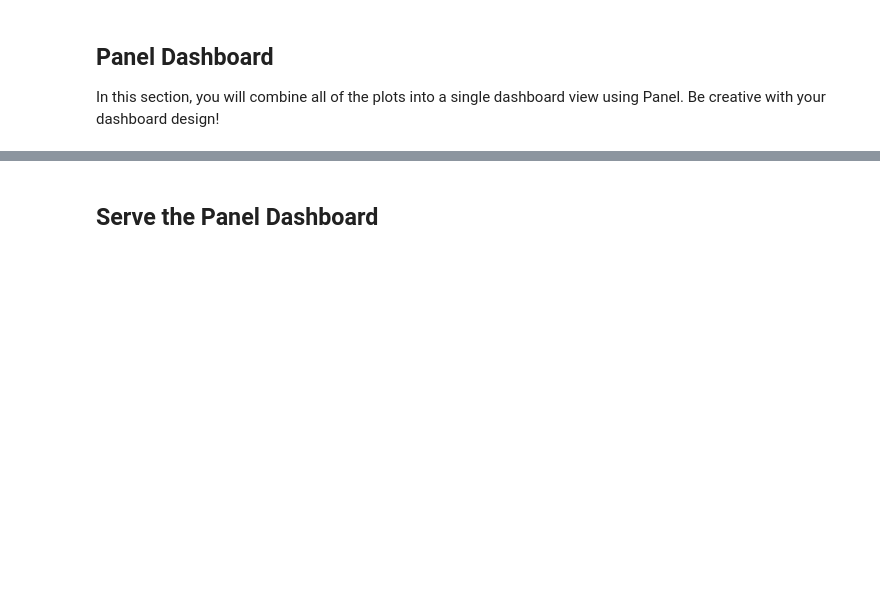
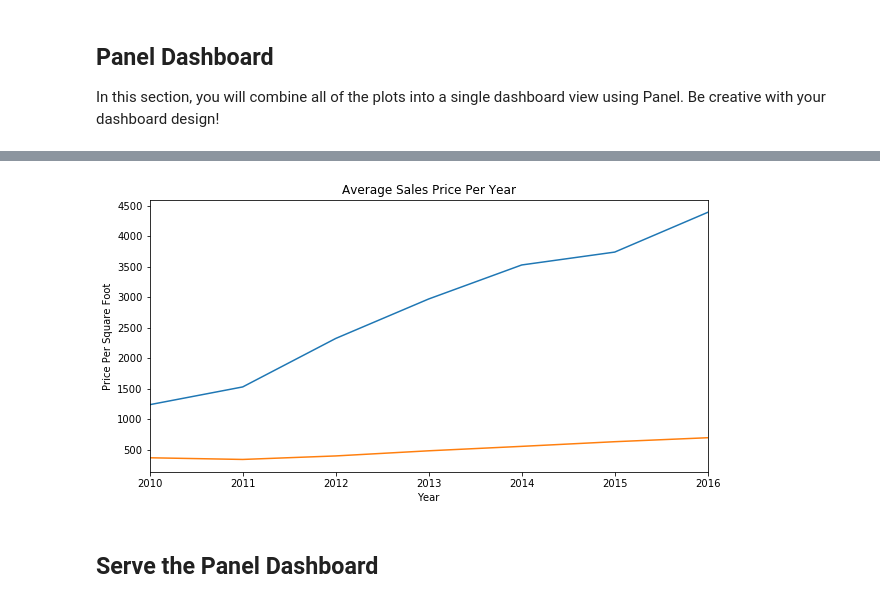
Before and after one commit to arsm800/Pythonic_Monopoly, a Jupyter notebook: Instructions/Starter_Code/dashboard.ipynb, the cells around one changed output, grey strips where cells are left out. Drawn from its saved outputs; the diff is of its cells as text; code cells hidden in the pictures; blank space fills up the shorter version.

Commit message:
Updated all functions to return charts except for 'neighborhood map' function.

```diff
--- a/Instructions/Starter_Code/dashboard.ipynb
+++ b/Instructions/Starter_Code/dashboard.ipynb
@@ -53,10 +53,12 @@ def housing_units_per_year():
 
     fig_housing_units = sfo_data.groupby('year')['housing_units'].mean()
 
-    fig_housing_units.plot(kind='bar', figsize=(10, 5), rot=45)
+    housing_units = fig_housing_units.plot(kind='bar', figsize=(10, 5), rot=45)
     plt.title("Average Housing Units Per Year")
     plt.xlabel("Year")
     plt.ylabel("Housing Units")
+
+    return housing_units
 
 
 def average_gross_rent():
@@ -82,7 +84,7 @@ def average_sales_price():
     plt.xlabel("Year")
     plt.ylabel("Price Per Square Foot")
 
-    return pn.pane.Plotly(price_plot)
+    return price_plot
 
 
 def average_price_by_neighborhood():
@@ -90,7 +92,9 @@ def average_price_by_neighborhood():
 
     avg_hood_price = sfo_data.groupby(['year', 'neighborhood'])['sale_price_sqr_foot'].mean()
 
-    avg_hood_price.hvplot()
+    hood_plot = avg_hood_price.hvplot.line(x='year', y='sale_price_sqr_foot', groupby='neighborhood')
+
+    return hood_plot
 
 
 def top_most_expensive_neighborhoods():
@@ -99,10 +103,12 @@ def top_most_expensive_neighborhoods():
     avg_values = sfo_data.groupby('neighborhood')[['sale_price_sqr_foot', 'housing_units', 'gross_rent']].mean()
     avg_values_sorted = avg_values.sort_values(by='sale_price_sqr_foot', ascending=False)
 
-    avg_values_sorted['sale_price_sqr_foot'][:10].plot(kind='bar', figsize=(10, 5), rot=45)
+    expensive_hoods = avg_values_sorted['sale_price_sqr_foot'][:10].plot(kind='bar', figsize=(10, 5), rot=45)
     plt.title("Top 10 Most Expensive SF Neighborhoods")
     plt.xlabel("Neighborhood")
     plt.ylabel("Price")
+
+    return expensive_hoods
 
 
 def parallel_coordinates():
@@ -142,6 +148,7 @@ def parallel_categories():
 def neighborhood_map():
     """Neighborhood Map"""
 
+    avg_values = sfo_data.groupby('neighborhood')[['sale_price_sqr_foot', 'housing_units', 'gross_rent']].mean()
     locations = df_neighborhood_locations.rename(columns={'Neighborhood': 'neighborhood'})
     locations_indexed = locations.set_index('neighborhood', inplace=False)
     location_avg_values = pd.concat([avg_values, locations_indexed], axis='columns', join='inner')
@@ -159,7 +166,9 @@ def neighborhood_map():
             'gross_rent': 'Gross Rent',
             'housing_units': 'Housing Units',
             'neighborhood': 'Neighborhood'}
-)
+        )
 
-average_gross_rent()
+    return map
+
+neighborhood_map()
 # %% [output]
@@ -172,20 +180,24 @@ In this section, you will combine all of the plots into a single dashboard view
 # %%
 
 
-#row = pn.Row(average_gross_rent(), average_sales_price())
+column_price = pn.Column(average_gross_rent(), average_sales_price())
 
-row_parallel = pn.Row(parallel_categories(), parallel_coordinates())
+column_parallel = pn.Column(parallel_categories(), parallel_coordinates())
 #column = pn.Column('# Test 1',
 #                    '## Test 2',
 #                    row)
 
+
+# Put together 'pieces' of chart rows and columns into aggregate tabbed visual.
 tabs = pn.Tabs(
-        ("row", row_parallel))
+        ("Rent & Sales Prices", column_price),
+        ("Parallel Charts", column_parallel))
 
 
 tabs
 # %% [output]
 [interactive output not drawn]
+[figure, added]
 # %% [markdown]
 ## Serve the Panel Dashboard
 # %%
```
Also changed, not shown: parts of 1 cell of this notebook.
